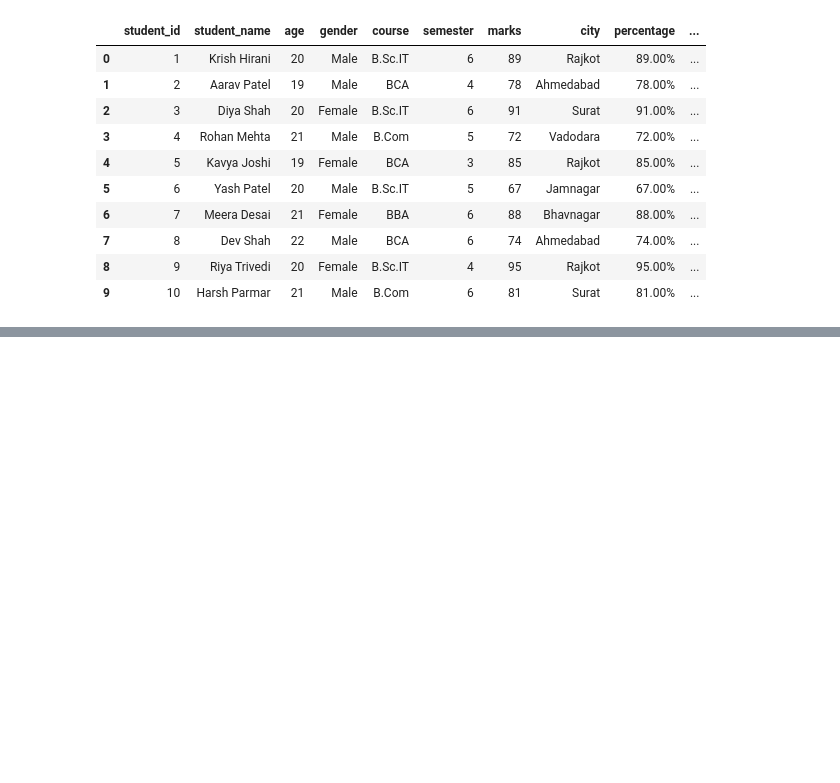
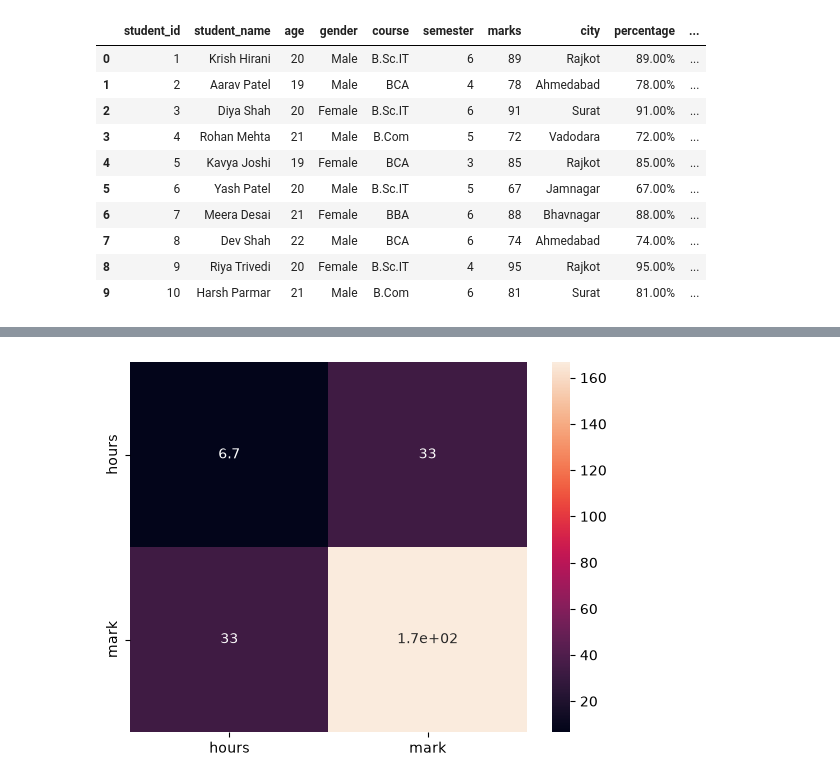
Before and after one commit to krish-hirani-001/data-science-learning-journey, a Jupyter notebook: 09_Statistics/descriptive_statistics.ipynb, the cells around one changed output, grey strips where cells are left out. Cells and saved outputs as stored; diff of their text form; code cells hidden in the pictures; blank space fills up the shorter version.

Commit message:
add statistics practice : 4.Correlation and Covariance

```diff
--- a/09_Statistics/descriptive_statistics.ipynb
+++ b/09_Statistics/descriptive_statistics.ipynb
@@ -235,0 +238,10 @@ df
+# %%
+import pandas as pd
+data = {
+    "hours" : [2,4,6,8],
+    "mark" : [40,50,60,70]
+}
+df=pd.DataFrame(data)
+print("\nCovariance :\n",df.cov())
+
+print("\nCorrelation :\n",df.corr())
@@ -235,0 +258,7 @@ df
+# %%
+import seaborn as sns
+import matplotlib.pyplot as plt
+sns.heatmap(df.cov(),annot=True)
+plt.show()
+# %% [output]
+[figure, added]
```
Also changed, not shown: parts of 3 cells of this notebook, 1 other file.
